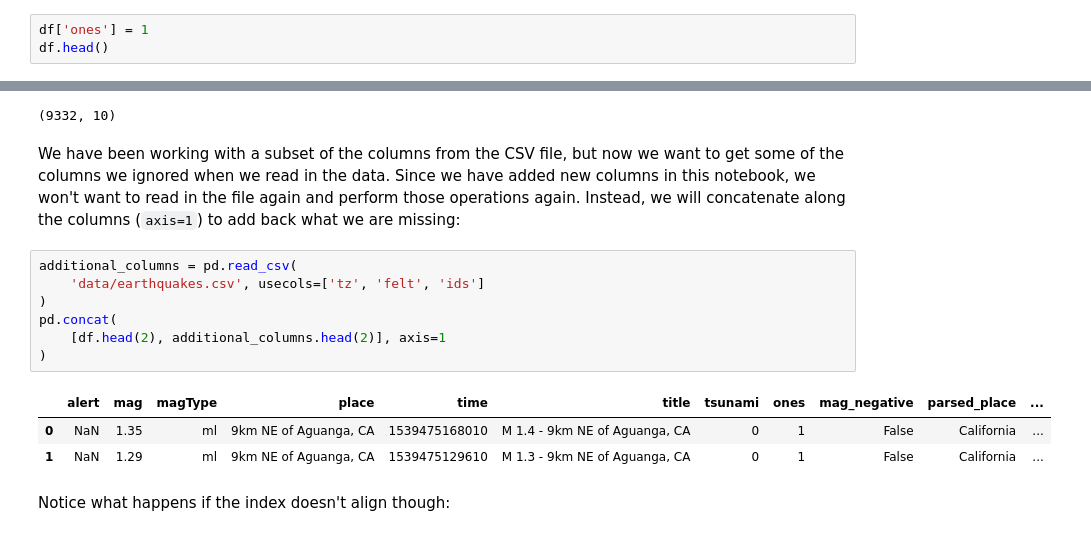
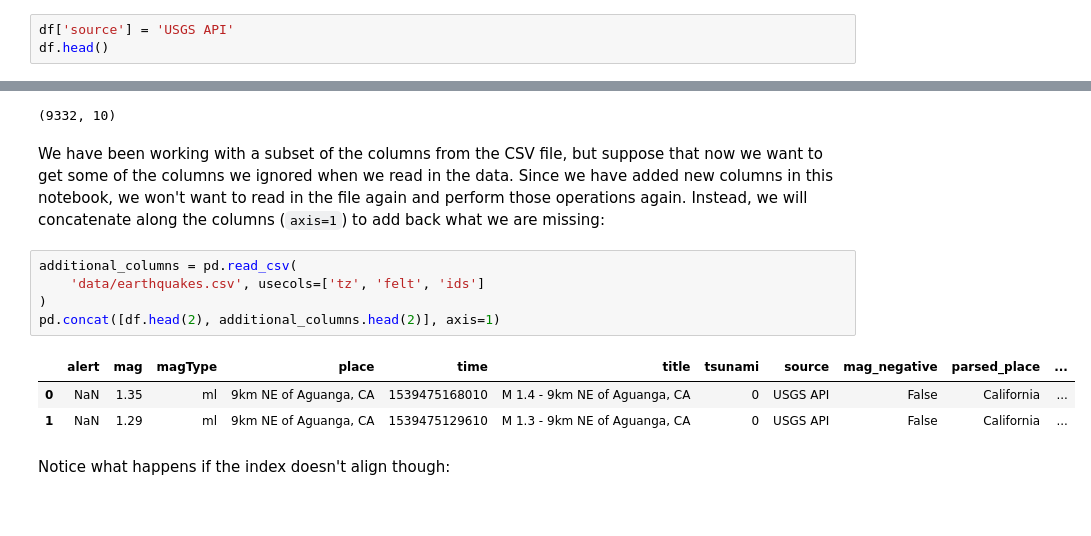
Before and after one commit to stefmolin/Hands-On-Data-Analysis-with-Pandas-2nd-edition, a Jupyter notebook: ch_02/6-adding_and_removing_data.ipynb, the cells around one changed output, grey strips where cells are left out. Drawn from its saved outputs; the diff is of its cells as text.

```diff
--- a/ch_02/6-adding_and_removing_data.ipynb
+++ b/ch_02/6-adding_and_removing_data.ipynb
@@ -21,4 +21,4 @@ New columns get added to the right of the dataframe and can be a single value:
 # %%
-df['ones'] = 1
+df['source'] = 'USGS API'
 df.head()
 # %% [output]
@@ -145,18 +160,16 @@ tsunami.append(no_tsunami).shape
 # %% [output]
 (9332, 10)
 # %% [markdown]
-We have been working with a subset of the columns from the CSV file, but now we want to get some of the columns we ignored when we read in the data. Since we have added new columns in this notebook, we won't want to read in the file again and perform those operations again. Instead, we will concatenate along the columns (`axis=1`) to add back what we are missing:
+We have been working with a subset of the columns from the CSV file, but suppose that now we want to get some of the columns we ignored when we read in the data. Since we have added new columns in this notebook, we won't want to read in the file again and perform those operations again. Instead, we will concatenate along the columns (`axis=1`) to add back what we are missing:
 # %%
 additional_columns = pd.read_csv(
     'data/earthquakes.csv', usecols=['tz', 'felt', 'ids']
 )
-pd.concat(
-    [df.head(2), additional_columns.head(2)], axis=1
-)
+pd.concat([df.head(2), additional_columns.head(2)], axis=1)
 # %% [output]
-|  | alert | mag | magType | place | time | title | tsunami | ones | mag_negative | parsed_place | ... |
-| 0 | NaN | 1.35 | ml | 9km NE of Aguanga, CA | 1539475168010 | M 1.4 - 9km NE of Aguanga, CA | 0 | 1 | False | California | ... |
-| 1 | NaN | 1.29 | ml | 9km NE of Aguanga, CA | 1539475129610 | M 1.3 - 9km NE of Aguanga, CA | 0 | 1 | False | California | ... |
+|  | alert | mag | magType | place | time | title | tsunami | source | mag_negative | parsed_place | ... |
+| 0 | NaN | 1.35 | ml | 9km NE of Aguanga, CA | 1539475168010 | M 1.4 - 9km NE of Aguanga, CA | 0 | USGS API | False | California | ... |
+| 1 | NaN | 1.29 | ml | 9km NE of Aguanga, CA | 1539475129610 | M 1.3 - 9km NE of Aguanga, CA | 0 | USGS API | False | California | ... |
 # %% [markdown]
 Notice what happens if the index doesn't align though:
 # %%
```
Also changed, not shown: parts of 19 cells of this notebook.
